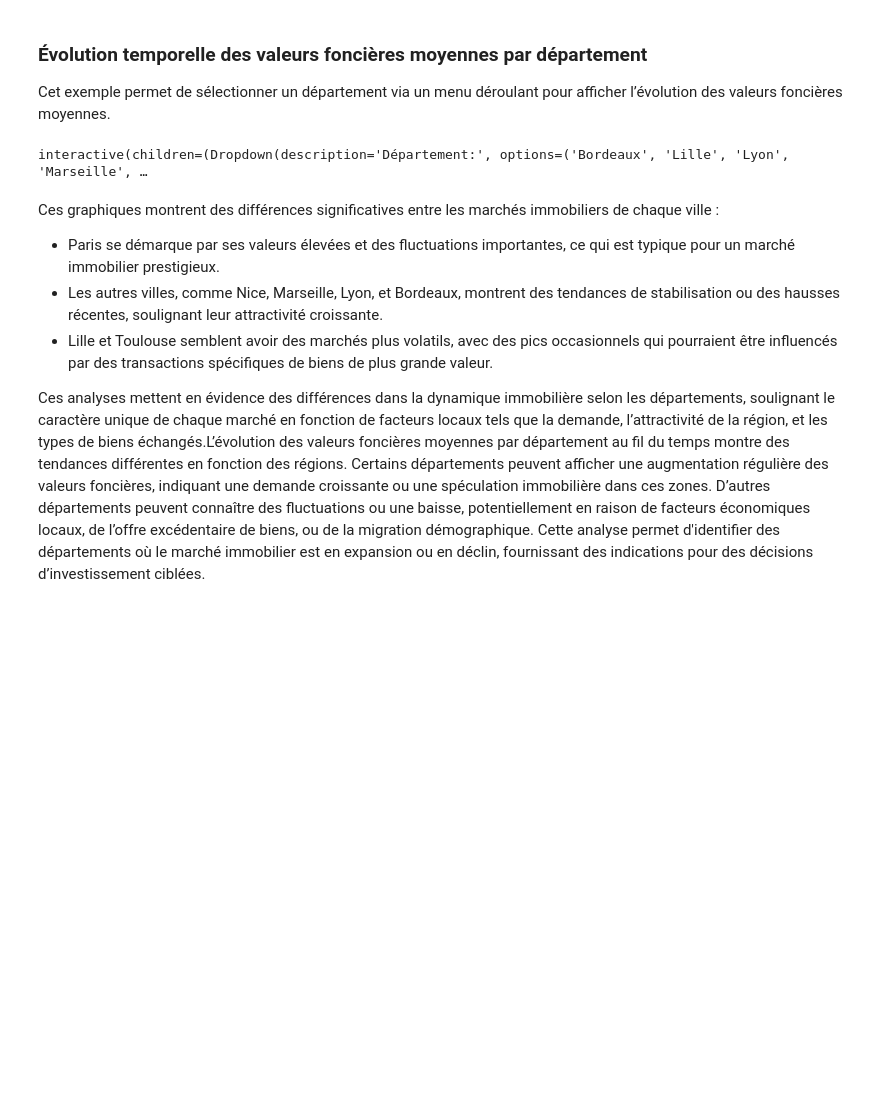
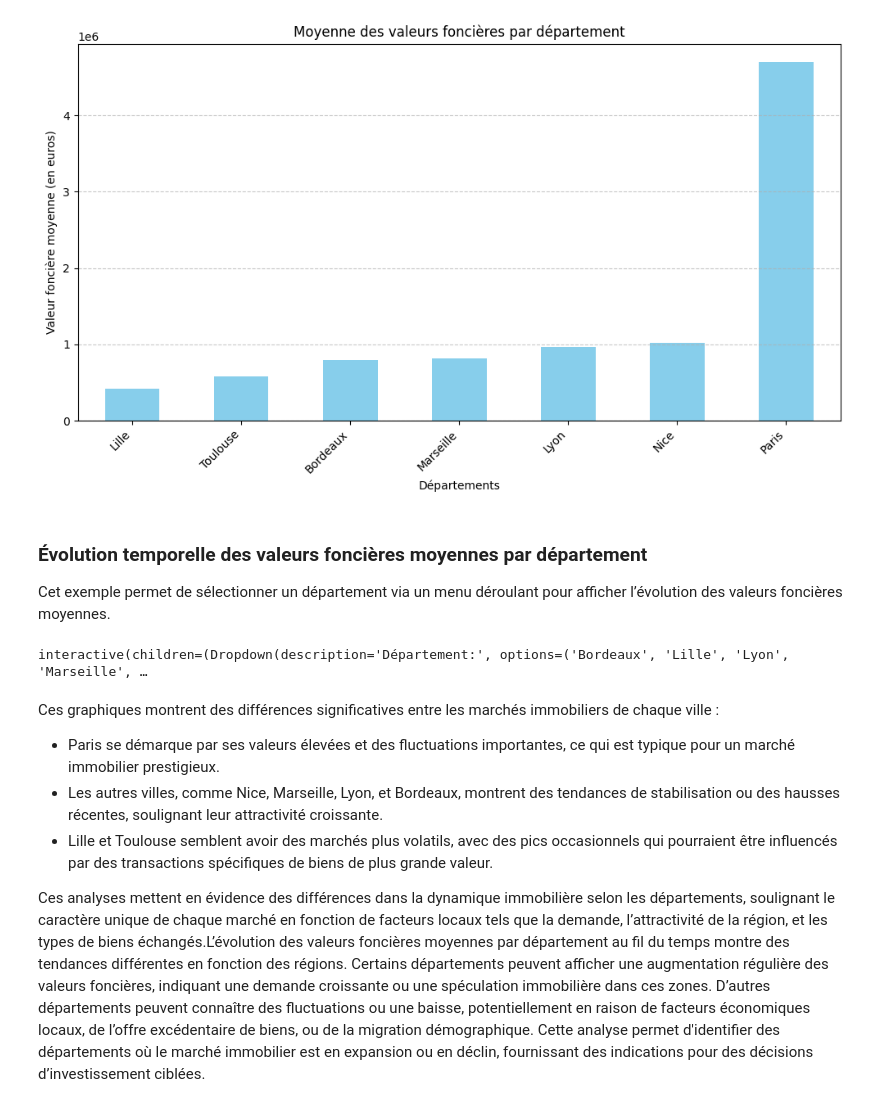
Before and after one commit to ziyadamz2/Projet-investisseur, a Jupyter notebook: land_analysis_project_interactive_complete.ipynb, the cells around one changed output. Drawn from its saved outputs; the diff is of its cells as text; code cells hidden in the pictures; blank space fills up the shorter version.

```diff
--- a/land_analysis_project_interactive_complete.ipynb
+++ b/land_analysis_project_interactive_complete.ipynb
@@ -121,5 +60,5 @@ Les fichiers CSV ont été combinés avec succès dans 'data_combinee.csv'
 # %%
-df_full = pd.read_csv('Val_foncier/data_combinee.csv')
+df_full = pd.read_csv('Val_fonciere/data_combinee.csv')
 
-print(df_full['departement'].unique())
+print(df_full.head())
 # %% [output]
@@ -127,3 +83,18 @@ print(df_full['departement'].unique())
+# %%
+moyenne_par_departement = df_full.groupby('departement')['valeur_fonciere'].mean().sort_values()
+
+# Créer un graphique en barres
+plt.figure(figsize=(10, 6))
+moyenne_par_departement.plot(kind='bar', color='skyblue')
+plt.title("Moyenne des valeurs foncières par département")
+plt.xlabel("Départements")
+plt.ylabel("Valeur foncière moyenne (en euros)")
+plt.xticks(rotation=45, ha='right')
+plt.grid(axis='y', linestyle='--', alpha=0.7)
+plt.tight_layout()
+plt.show()
+# %% [output]
+[figure, added]
 # %% [markdown]
 ### Évolution temporelle des valeurs foncières moyennes par département
 Cet exemple permet de sélectionner un département via un menu déroulant pour afficher l’évolution des valeurs foncières moyennes.
```
Also changed, not shown: parts of 11 cells of this notebook.
